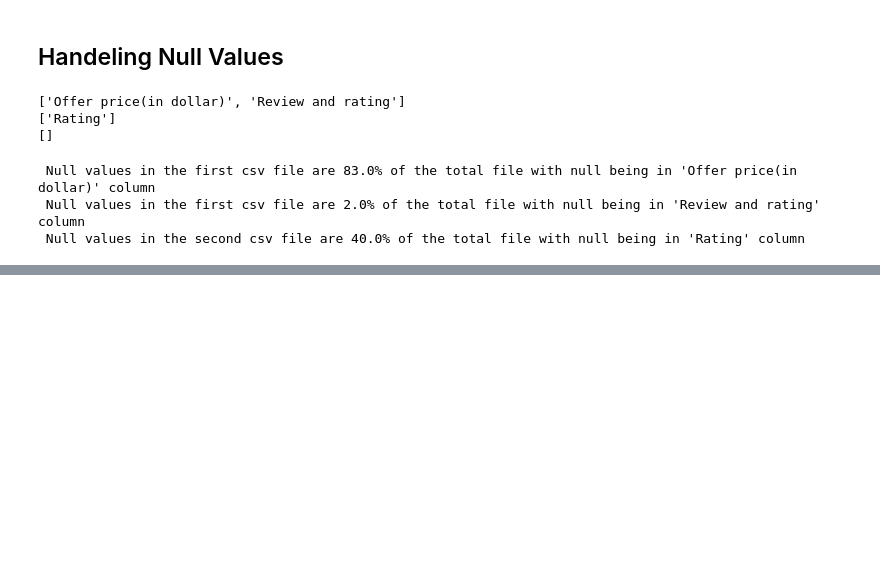
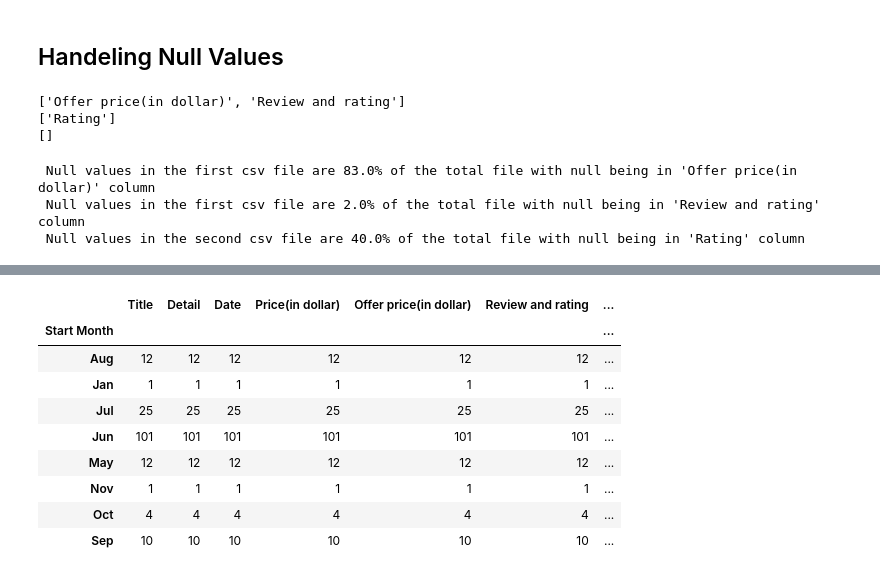
Before and after one commit to nvnehemias/airbnb-analytics-portfolio, a Jupyter notebook: airbnb-analytics-portfolio/notebooks/01_airbnb_exploratory_data_analysis.ipynb, the cells around one changed output, grey strips where cells are left out. Drawn from its saved outputs; the diff is of its cells as text; code cells hidden in the pictures; blank space fills up the shorter version.

```diff
--- a/airbnb-analytics-portfolio/notebooks/01_airbnb_exploratory_data_analysis.ipynb
+++ b/airbnb-analytics-portfolio/notebooks/01_airbnb_exploratory_data_analysis.ipynb
@@ -126,0 +111,4 @@ df_clean
+# %%
+df_clean['Price(in dollar)'] = df_clean['Price(in dollar)'].apply(lambda x: str(x).replace(",","")).astype(float)
+# %%
+df_clean['Title'] = df_clean['Title'].astype(str)
@@ -126,0 +151,2 @@ df_clean
+# %%
+df_clean[['Start Date','End Date']] = df_clean["Date"].str.split(' - ',expand = True)
@@ -126,0 +173,13 @@ df_clean
+# %%
+df_clean.groupby(["Start Month"]).count()
+# %% [output]
+|  | Title | Detail | Date | Price(in dollar) | Offer price(in dollar) | Review and rating | ... |
+| Start Month |  |  |  |  |  |  | ... |
+| Aug | 12 | 12 | 12 | 12 | 12 | 12 | ... |
+| Jan | 1 | 1 | 1 | 1 | 1 | 1 | ... |
+| Jul | 25 | 25 | 25 | 25 | 25 | 25 | ... |
+| Jun | 101 | 101 | 101 | 101 | 101 | 101 | ... |
+| May | 12 | 12 | 12 | 12 | 12 | 12 | ... |
+| Nov | 1 | 1 | 1 | 1 | 1 | 1 | ... |
+| Oct | 4 | 4 | 4 | 4 | 4 | 4 | ... |
+| Sep | 10 | 10 | 10 | 10 | 10 | 10 | ... |
```
Also changed, not shown: parts of 18 cells of this notebook.
